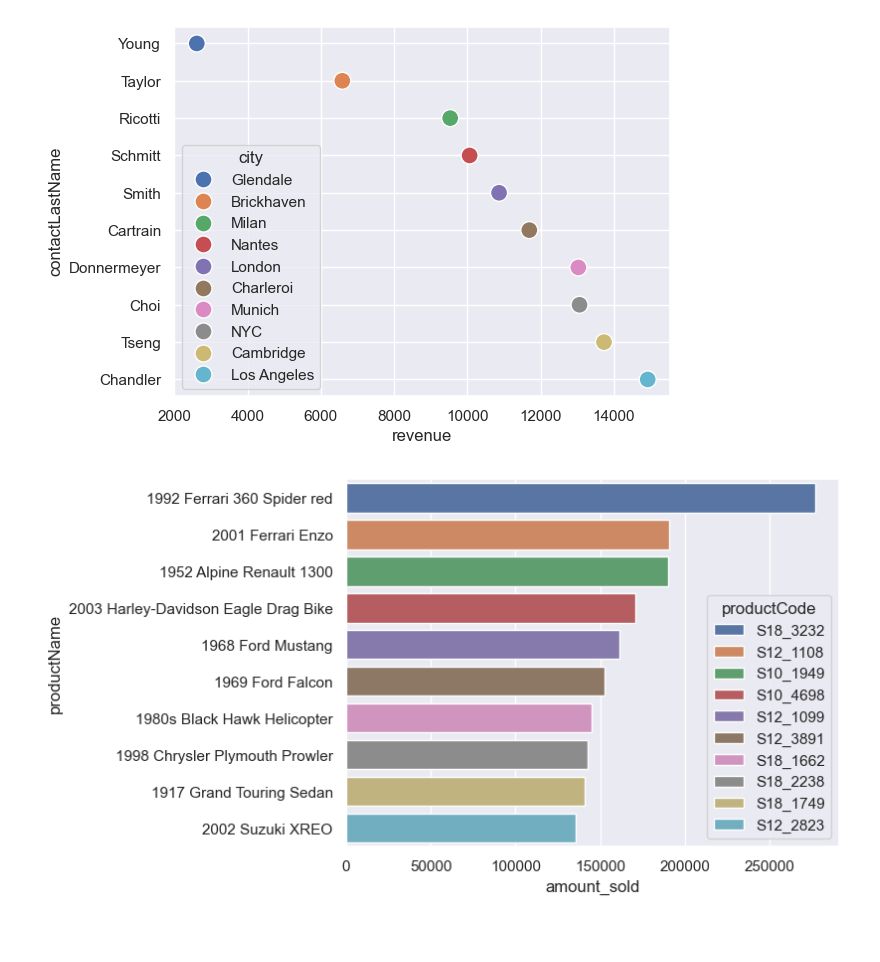
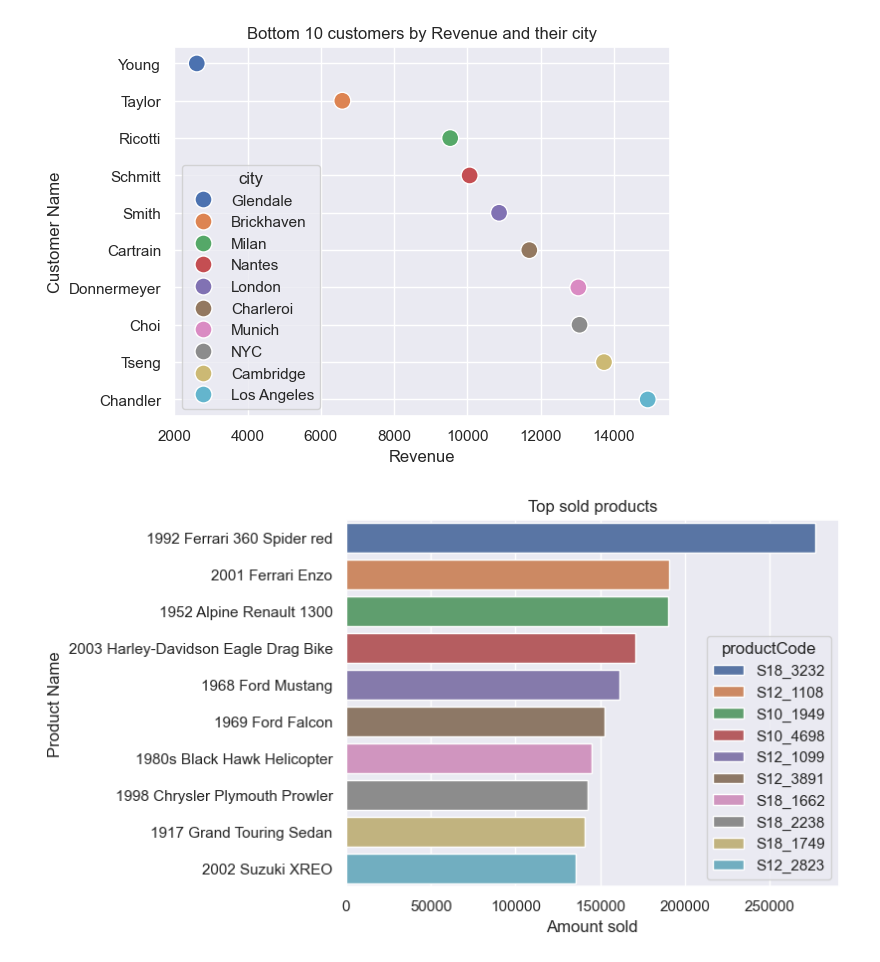
Before and after one commit to tanzhu91/Customers-Products-Analysis-with-SQL, a Jupyter notebook: customers_&_product_analysis.ipynb, the cells around one changed output. Saved outputs shown, nothing was run; the diff lists cells and outputs as text; code cells hidden in the pictures; blank space fills up the shorter version.

```diff
--- a/customers_&_product_analysis.ipynb
+++ b/customers_&_product_analysis.ipynb
@@ -11,4 +12,4 @@ df4 = pd.read_csv('high_in_stock_products.csv')
 # %%
-df5 = pd.read_csv('top_5_customers_by_revenue.csv')
-df6 = pd.read_csv('bottom_5_customers_by_revenue.csv')
+df5 = pd.read_csv('data/top_5_customers_by_revenue.csv')
+df6 = pd.read_csv('data/bottom_5_customers_by_revenue.csv')
 # %%
@@ -38,12 +51,18 @@ sns.scatterplot(data=df5,y='contactLastName',x='revenue',hue='city',s=150);
 # %%
 #bottom customers by revenue
-sns.scatterplot(data=df6,y='contactLastName',x='revenue',hue='city',s=150);
+sns.scatterplot(data=df6,y='contactLastName',x='revenue',hue='city',s=150)
+plt.title('Bottom 10 customers by Revenue and their city')
+plt.ylabel('Customer Name')
+plt.xlabel('Revenue');
 # %% [output]
-[figure, old version]
+[figure, new version]
 # %%
 #Top sales
-sns.barplot(data=df7,y='productName',x='amount_sold',hue='productCode');
+sns.barplot(data=df7,y='productName',x='amount_sold',hue='productCode')
+plt.title('Top sold products')
+plt.ylabel('Product Name')
+plt.xlabel('Amount sold');
 # %% [output]
-[figure, old version]
+[figure, new version]
 # %%
 #Lowest sales
```
Also changed, not shown: parts of 9 cells of this notebook.
